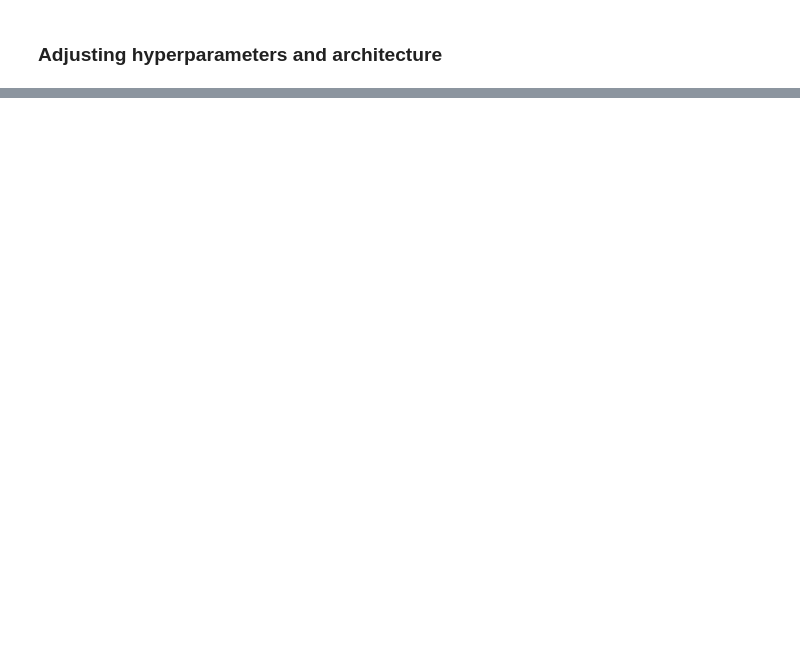
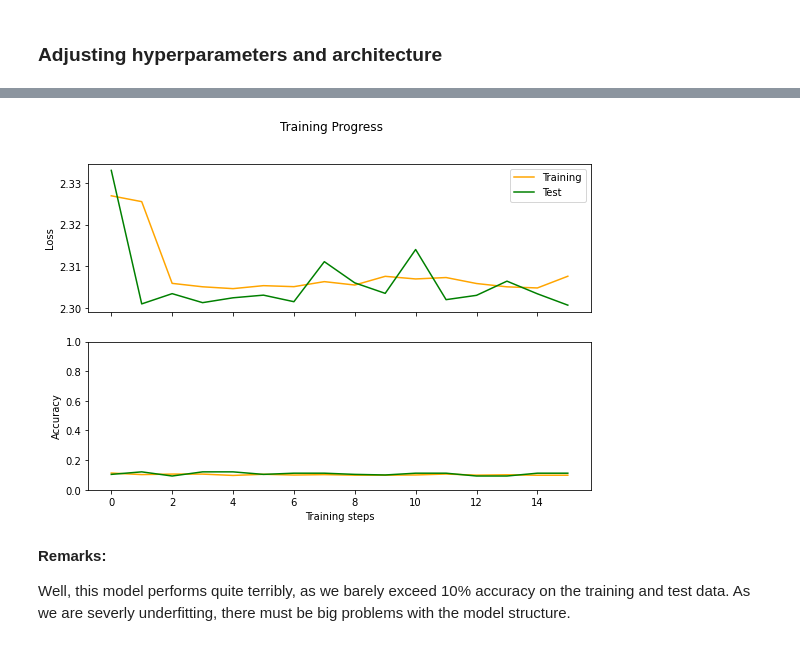
Before and after one commit to b-peters/IANNwTF-homework, a Jupyter notebook: homework05/homework05.ipynb, the cells around one changed output, grey strips where cells are left out. Cells and saved outputs as stored; diff of their text form; code cells hidden in the pictures; blank space fills up the shorter version.

```diff
--- a/homework05/homework05.ipynb
+++ b/homework05/homework05.ipynb
@@ -281,0 +333,17 @@ We can see that the base model performs relatively poor on both the training and
+# %%
+# architecture similar to the one used in the regularization script
+layers = [tf.keras.layers.Conv2D(32, 3, activation="relu"),
+          tf.keras.layers.BatchNormalization(),
+          tf.keras.layers.Conv2D(32, 3, activation="relu"),
+          tf.keras.layers.BatchNormalization(),
+          tf.keras.layers.Conv2D(32, 3, activation="relu"),
+          tf.keras.layers.BatchNormalization(),
+          tf.keras.layers.Conv2D(32, 3, activation="relu"),
+          tf.keras.layers.BatchNormalization(),
+          tf.keras.layers.Flatten()]
+
+# create and train model, then visualize the results
+model = ConvModel(layer_config=layers, optimizer=optimizer)
+train_losses, train_accuracies, test_losses, test_accuracies = training(model, num_epochs)
+visualization(train_losses, train_accuracies, test_losses, test_accuracies)
+# %% [output]
@@ -281,0 +367,5 @@ We can see that the base model performs relatively poor on both the training and
+[figure, added]
+# %% [markdown]
+**Remarks:**
+
+Well, this model performs quite terribly, as we barely exceed 10% accuracy on the training and test data. As we are severly underfitting, there must be big problems with the model structure.
```
Also changed, not shown: parts of 16 cells of this notebook.
